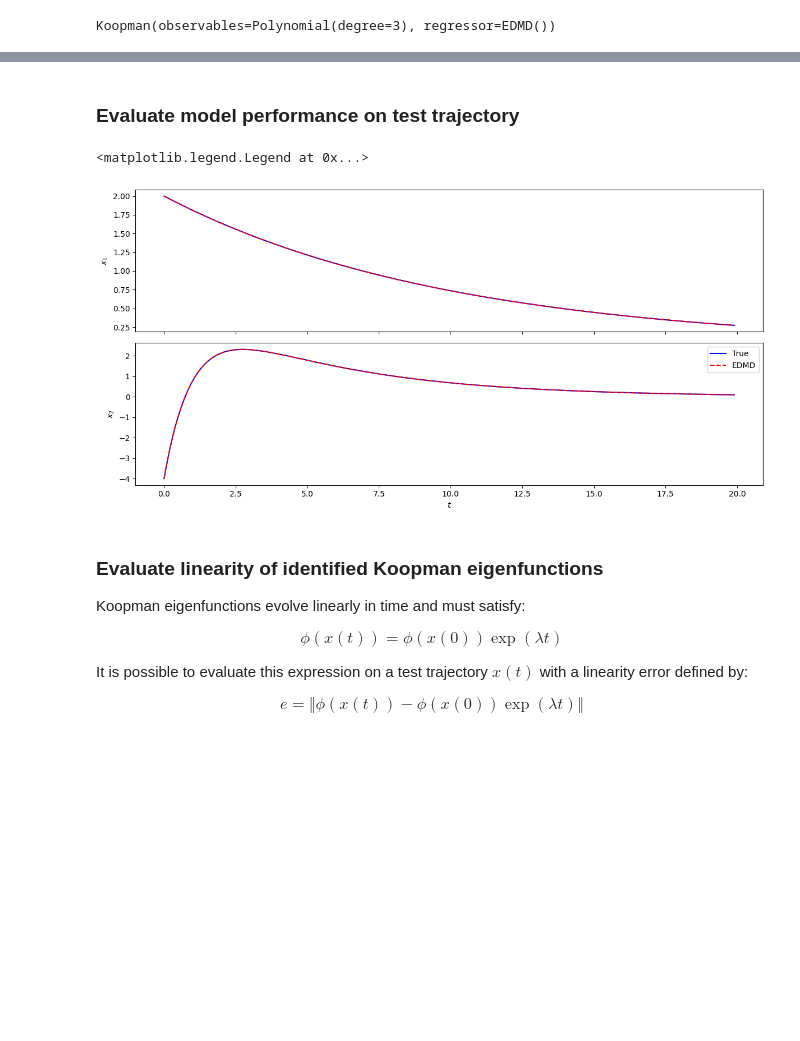
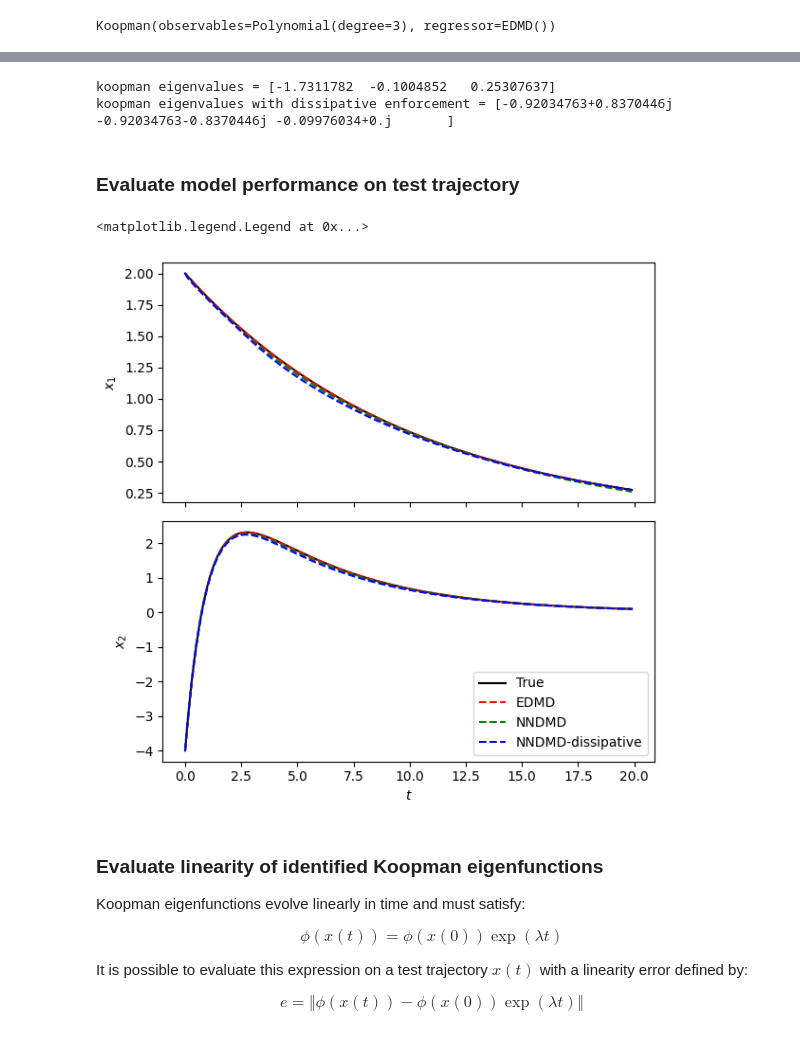
Before and after one commit to dynamicslab/pykoopman, a Jupyter notebook: examples/tutorial_koopman_eigenfunction_model_slow_manifold.ipynb, the cells around one changed output, grey strips where cells are left out. Drawn from its saved outputs; the diff is of its cells as text; code cells hidden in the pictures; blank space fills up the shorter version.

```diff
--- a/examples/tutorial_koopman_eigenfunction_model_slow_manifold.ipynb
+++ b/examples/tutorial_koopman_eigenfunction_model_slow_manifold.ipynb
@@ -57,7 +70,7 @@ axs[1].legend(loc='best')
 # %%
 regr = pk.regression.EDMD()
 obsv = pk.observables.Polynomial(degree=3)
-model = pk.Koopman(observables=obsv, regressor=regr)
-model.fit(X.T, y=Y.T, dt=nonlinear_sys.dt)
+model_edmd = pk.Koopman(observables=obsv, regressor=regr)
+model_edmd.fit(X.T, y=Y.T, dt=nonlinear_sys.dt)
 # %% [output]
 Koopman(observables=Polynomial(degree=3), regressor=EDMD())
@@ -73,0 +113,4 @@ fig.colorbar(im, ax=ax0)
+# %%
+# train the vanilla NN model
+model = pk.Koopman(regressor=dlk_regressor)
+model.fit(X.T, Y.T)
@@ -73,0 +151,4 @@ fig.colorbar(im, ax=ax0)
+# %%
+# train the dissipative NN model
+model_d = pk.Koopman(regressor=dlk_regressor_d)
+model_d.fit(X.T, Y.T)
@@ -74,20 +186,41 @@ fig.colorbar(im, ax=ax0)
+# %%
+koop_eigenvals = np.log(np.linalg.eig(model.A)[0])/nonlinear_sys.dt
+print(f"koopman eigenvalues = {koop_eigenvals}")
+
+koop_eigenvals = np.log(np.linalg.eig(model_d.A)[0])/nonlinear_sys.dt
+print(f"koopman eigenvalues with dissipative enforcement = {koop_eigenvals}")
+# %% [output]
+koopman eigenvalues = [-1.7311782  -0.1004852   0.25307637]
+koopman eigenvalues with dissipative enforcement = [-0.92034763+0.8370446j -0.92034763-0.8370446j -0.09976034+0.j       ]
 # %% [markdown]
 ### Evaluate model performance on test trajectory
 # %%
-Xkoop = model.simulate(x0[np.newaxis, :], n_steps=len(t)-1)
-Xkoop = np.vstack([x0[np.newaxis,:], Xkoop])
 
-fig, axs = plt.subplots(2, 1, sharex=True, tight_layout=True, figsize=(12, 6))
-axs[0].plot(t, Xtest[:, 0], '-', color='blue', label='True')
-axs[0].plot(t, Xkoop[:, 0], '--r', label='EDMDc')
+Xkoop_edmd = model_edmd.simulate(x0[np.newaxis, :], n_steps=len(t)-1)
+Xkoop_edmd = np.vstack([x0[np.newaxis,:], Xkoop_edmd])
+
+Xkoop_nn_d = model_d.simulate(x0[np.newaxis, :], n_steps=len(t)-1)
+Xkoop_nn_d = np.vstack([x0[np.newaxis,:], Xkoop_nn_d])
+
+Xkoop_nn = model.simulate(x0[np.newaxis, :], n_steps=len(t)-1)
+Xkoop_nn = np.vstack([x0[np.newaxis,:], Xkoop_nn])
+
+fig, axs = plt.subplots(2, 1, sharex=True, tight_layout=True, figsize=(6, 6))
+axs[0].plot(t, Xtest[:, 0], '-', color='k', label='True')
+axs[0].plot(t, Xkoop_edmd[:, 0], '--r', label='EDMD')
+axs[0].plot(t, Xkoop_nn[:, 0], '--g', label='NNDMD')
+axs[0].plot(t, Xkoop_nn_d[:, 0], '--b', label='NNDMD-dissipative')
+
 axs[0].set(ylabel=r'$x_1$')
-axs[1].plot(t, Xtest[:, 1], '-', color='blue', label='True')
-axs[1].plot(t, Xkoop[:, 1], '--r', label='EDMD')
+axs[1].plot(t, Xtest[:, 1], '-', color='k', label='True')
+axs[1].plot(t, Xkoop_edmd[:, 1], '--r', label='EDMD')
+axs[1].plot(t, Xkoop_nn[:, 1], '--g', label='NNDMD')
+axs[1].plot(t, Xkoop_nn_d[:, 1], '--b', label='NNDMD-dissipative')
 axs[1].set(ylabel=r'$x_2$', xlabel=r'$t$')
 axs[1].legend(loc='best')
 # %% [output]
 <matplotlib.legend.Legend at 0x...>
-[figure, old version]
+[figure, new version]
 # %% [markdown]
 ### Evaluate linearity of identified Koopman eigenfunctions
 
```
Also changed, not shown: parts of 17 cells of this notebook, 10 other files.
